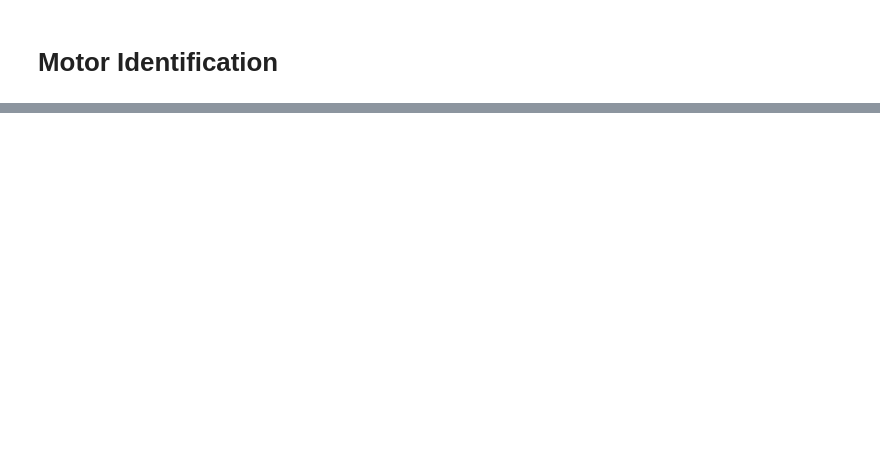
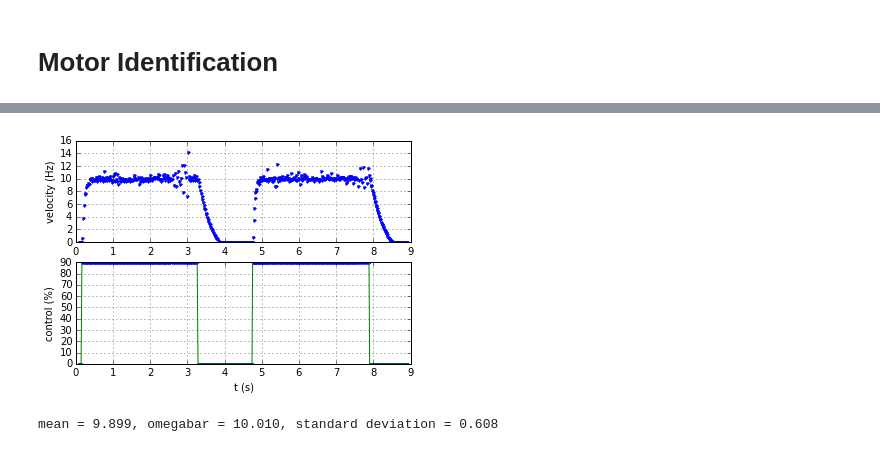
Before and after one commit to mcdeoliveira/pyctrl, a Jupyter notebook: python/notebook/IdentifyMotor.ipynb, the cells around one changed output, grey strips where cells are left out. Saved outputs shown, nothing was run; the diff lists cells and outputs as text; code cells hidden in the pictures; blank space fills up the shorter version.

```diff
--- a/python/notebook/IdentifyMotor.ipynb
+++ b/python/notebook/IdentifyMotor.ipynb
@@ -342,0 +101,28 @@ display(w)
+# %%
+t = log[:,0]
+position = log[:,1]
+reference = log[:,2]
+control = log[:,3]
+velocity = np.zeros(t.shape, float)
+velocity[1:] = (position[1:]-position[:-1])/(t[1:]-t[:-1])
+
+plt.subplot(2,1,1)
+plt.plot(t, velocity, '.')
+plt.xlabel('t (s)')
+plt.ylabel('velocity (Hz)')
+plt.grid()
+
+plt.subplot(2,1,2)
+plt.plot(t, control, '.', t, reference, '-')
+plt.xlabel('t (s)')
+plt.ylabel('control (%)')
+plt.grid()
+# %% [output]
+[figure, added]
+# %%
+ind = np.where((t > 1) & (t < 3))
+vmean = np.mean(velocity[ind])
+vstd = np.std(velocity[ind])
+print('mean = {:5.3f}, omegabar = {:5.3f}, standard deviation = {:5.3f}'.format(vmean,a * (90-v0),vstd))
+# %% [output]
+mean = 9.899, omegabar = 10.010, standard deviation = 0.608
```
Also changed, not shown: parts of 58 cells of this notebook, 1 other file.
